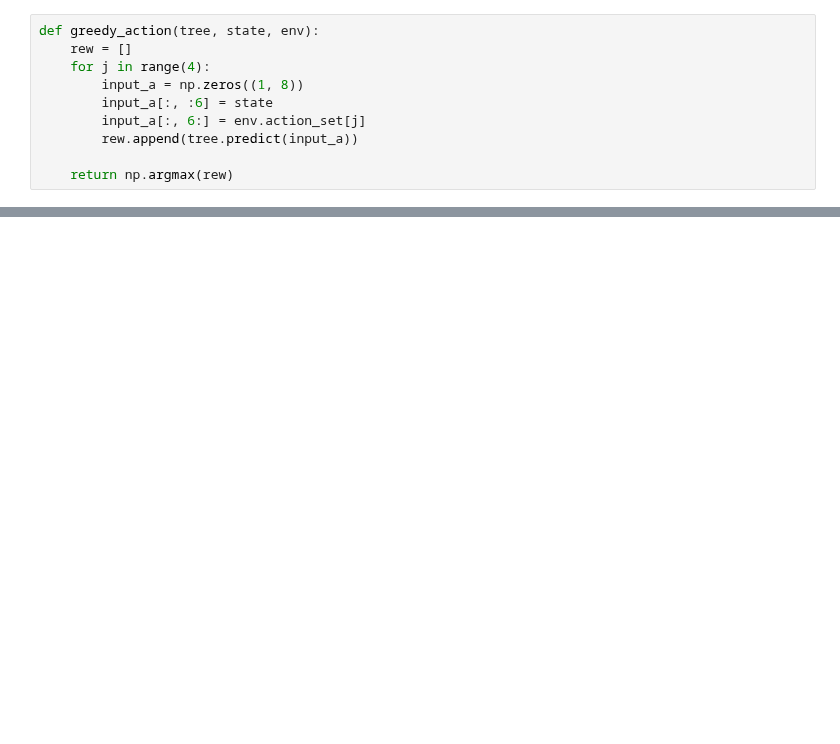
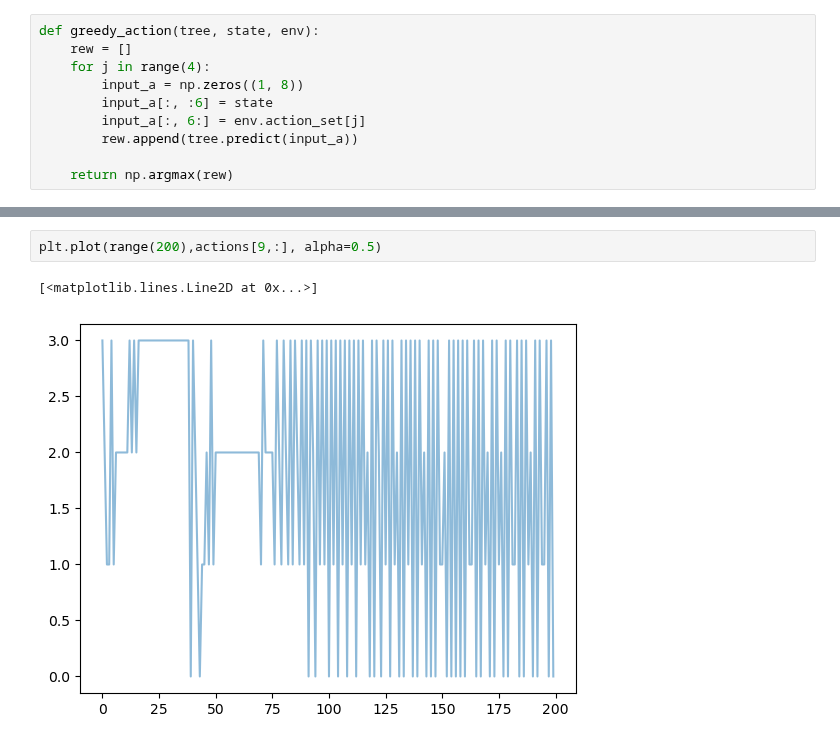
Before and after one commit to SuReLI/hiv_experiment, a Jupyter notebook: 2023/Extra_trees/Extra_trees.ipynb, the cells around one changed output, grey strips where cells are left out. Cells and saved outputs as stored; diff of their text form; blank space fills up the shorter version.

```diff
--- a/2023/Extra_trees/Extra_trees.ipynb
+++ b/2023/Extra_trees/Extra_trees.ipynb
@@ -230,0 +324,5 @@ plot_tree(states, 4)
+# %%
+plt.plot(range(200),actions[9,:], alpha=0.5)
+# %% [output]
+[<matplotlib.lines.Line2D at 0x...>]
+[figure, added]
```
Also changed, not shown: parts of 14 cells of this notebook.
